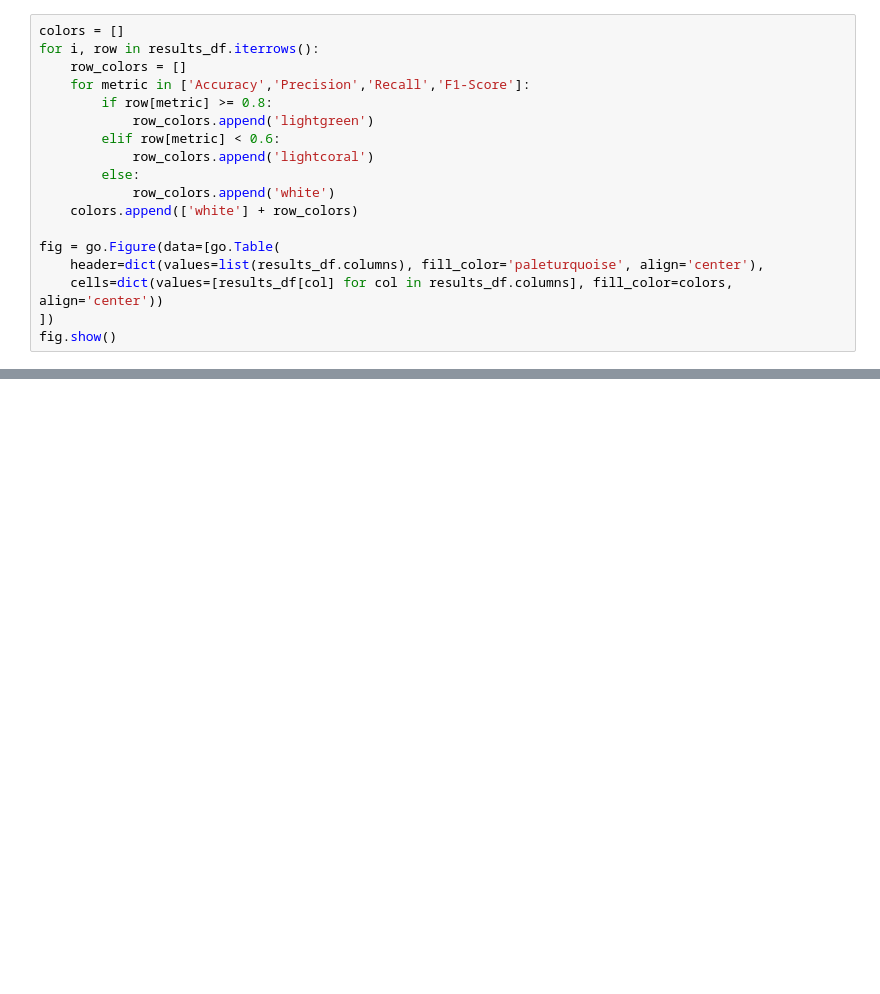
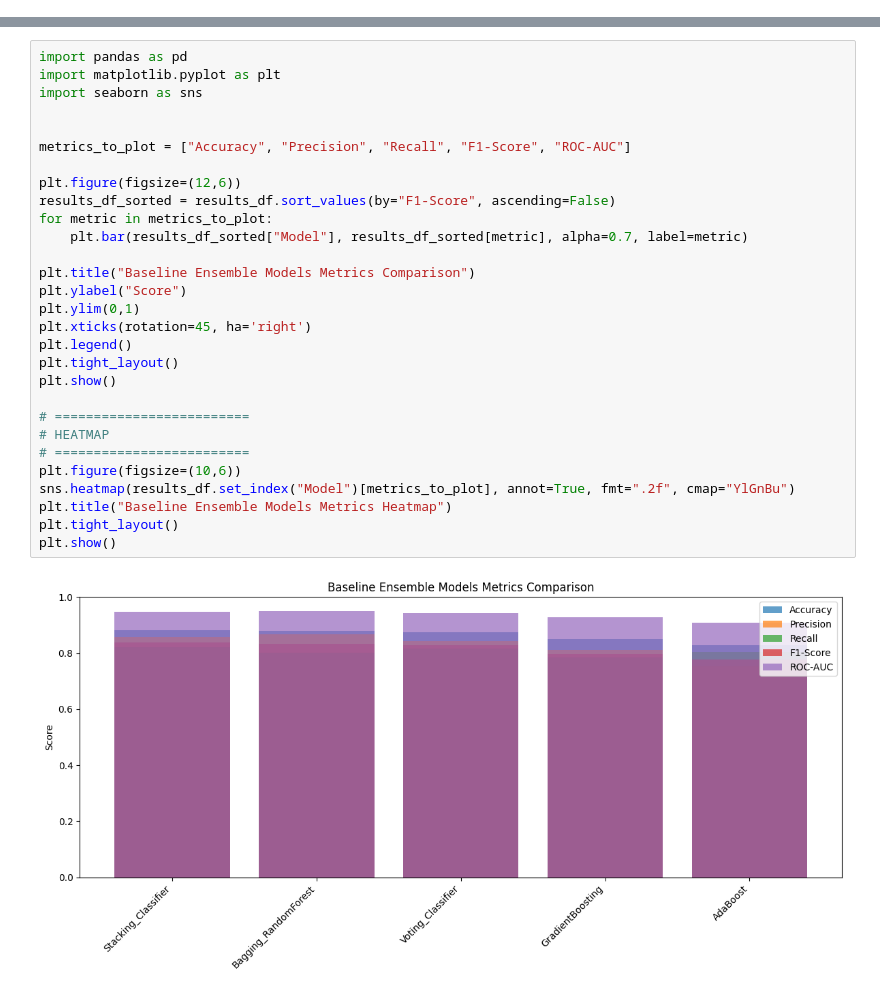
Before and after one commit to rasulbekdeveloper907/Hotel-Booking-Cancellation-Prediction, a Jupyter notebook: Notebooks/advanced_algoritms.ipynb, the cells around one changed output, grey strips where cells are left out. Cells and saved outputs as stored; diff of their text form; blank space fills up the shorter version.

```diff
--- a/Notebooks/advanced_algoritms.ipynb
+++ b/Notebooks/advanced_algoritms.ipynb
@@ -95,18 +0,0 @@ best_model_name, save_path
-# %%
-colors = []
-for i, row in results_df.iterrows():
-    row_colors = []
-    for metric in ['Accuracy','Precision','Recall','F1-Score']:
-        if row[metric] >= 0.8:
-            row_colors.append('lightgreen')
-        elif row[metric] < 0.6:
-            row_colors.append('lightcoral')
-        else:
-            row_colors.append('white')
-    colors.append(['white'] + row_colors)
-
-fig = go.Figure(data=[go.Table(
-    header=dict(values=list(results_df.columns), fill_color='paleturquoise', align='center'),
-    cells=dict(values=[results_df[col] for col in results_df.columns], fill_color=colors, align='center'))
-])
-fig.show()
@@ -112,0 +129,31 @@ fig.show()
+# %%
+import pandas as pd
+import matplotlib.pyplot as plt
+import seaborn as sns
+
+
+metrics_to_plot = ["Accuracy", "Precision", "Recall", "F1-Score", "ROC-AUC"]
+
+plt.figure(figsize=(12,6))
+results_df_sorted = results_df.sort_values(by="F1-Score", ascending=False)
+for metric in metrics_to_plot:
+    plt.bar(results_df_sorted["Model"], results_df_sorted[metric], alpha=0.7, label=metric)
+
+plt.title("Baseline Ensemble Models Metrics Comparison")
+plt.ylabel("Score")
+plt.ylim(0,1)
+plt.xticks(rotation=45, ha='right')
+plt.legend()
+plt.tight_layout()
+plt.show()
+
+# =========================
+# HEATMAP
+# =========================
+plt.figure(figsize=(10,6))
+sns.heatmap(results_df.set_index("Model")[metrics_to_plot], annot=True, fmt=".2f", cmap="YlGnBu")
+plt.title("Baseline Ensemble Models Metrics Heatmap")
+plt.tight_layout()
+plt.show()
+# %% [output]
+[figure, added]
```
Also changed, not shown: parts of 10 cells of this notebook, 7 other files.
